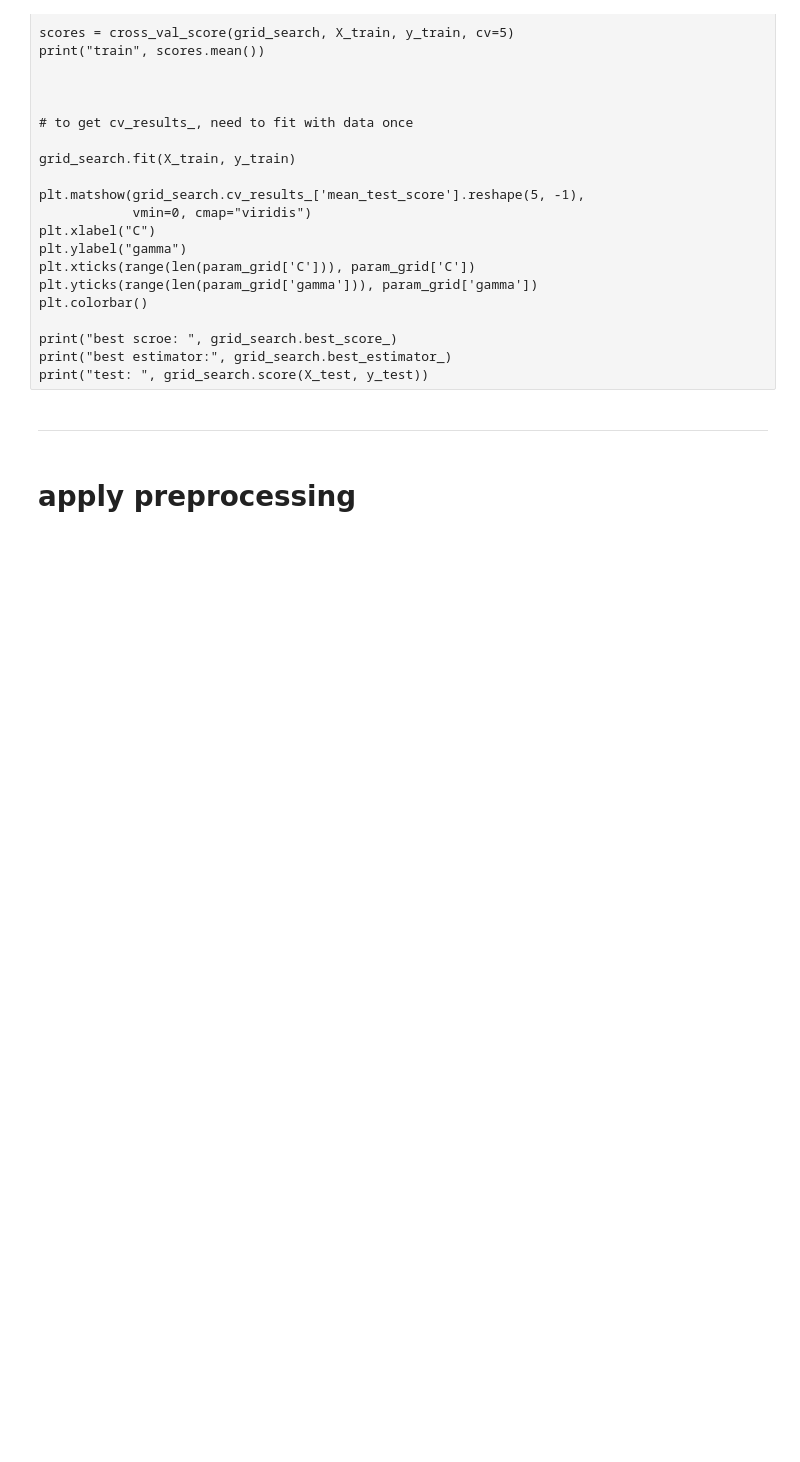
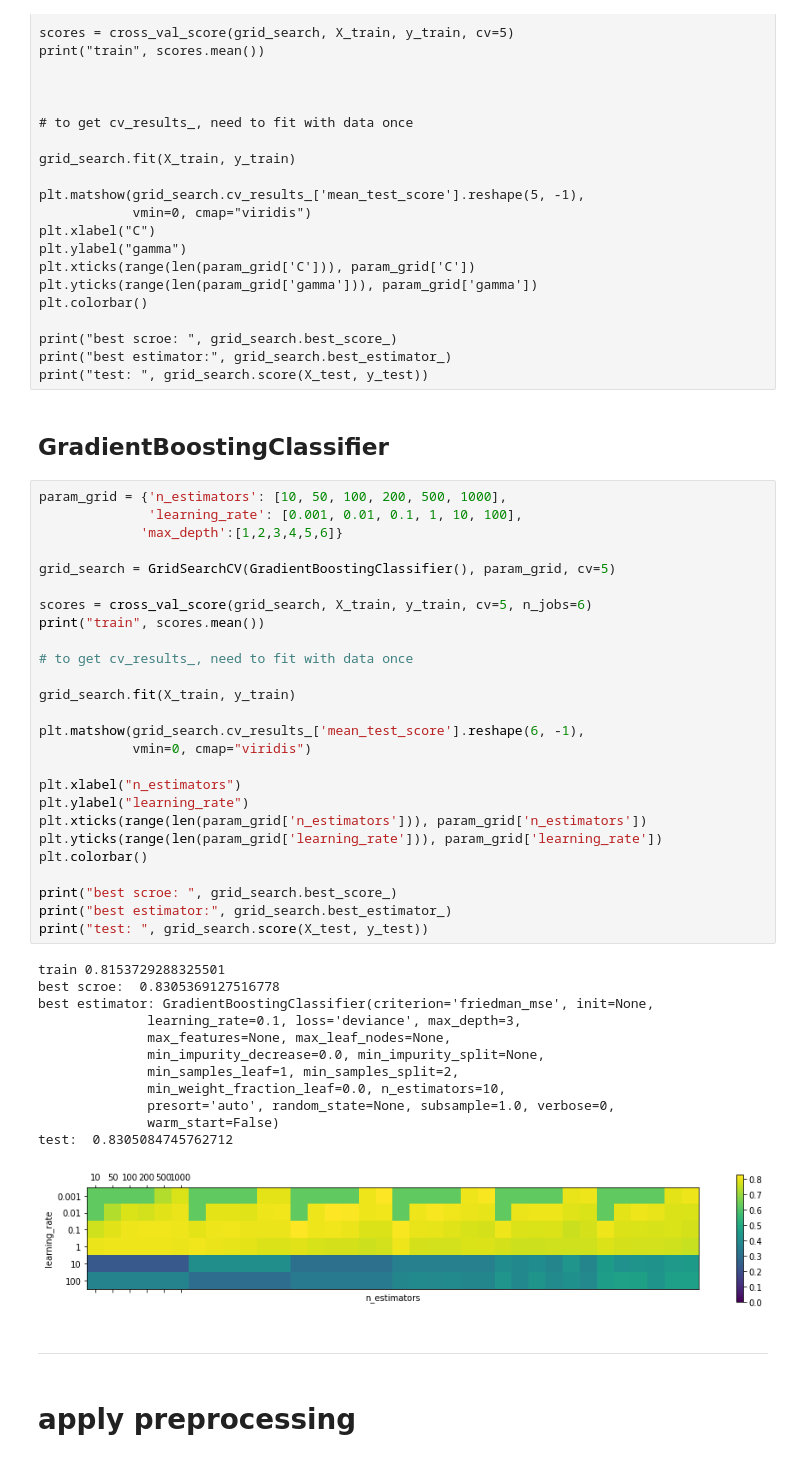
Before and after one commit to alancet/test, a Jupyter notebook: kaggle/titanic/src/myPredict.ipynb, the cells around one changed output. Drawn from its saved outputs; the diff is of its cells as text; blank space fills up the shorter version.

Commit message:
tried GradientBoostingClassifier for comparison

```diff
--- a/kaggle/titanic/src/myPredict.ipynb
+++ b/kaggle/titanic/src/myPredict.ipynb
@@ -737,6 +728,47 @@ plt.colorbar()
 print("best scroe: ", grid_search.best_score_)
 print("best estimator:", grid_search.best_estimator_)
 print("test: ", grid_search.score(X_test, y_test))
+# %% [markdown]
+## GradientBoostingClassifier
+# %%
+param_grid = {'n_estimators': [10, 50, 100, 200, 500, 1000],
+              'learning_rate': [0.001, 0.01, 0.1, 1, 10, 100],
+             'max_depth':[1,2,3,4,5,6]}
+
+grid_search = GridSearchCV(GradientBoostingClassifier(), param_grid, cv=5)
+
+scores = cross_val_score(grid_search, X_train, y_train, cv=5, n_jobs=6)
+print("train", scores.mean())
+
+# to get cv_results_, need to fit with data once
+
+grid_search.fit(X_train, y_train)
+
+plt.matshow(grid_search.cv_results_['mean_test_score'].reshape(6, -1),
+            vmin=0, cmap="viridis")
+
+plt.xlabel("n_estimators")
+plt.ylabel("learning_rate")
+plt.xticks(range(len(param_grid['n_estimators'])), param_grid['n_estimators'])
+plt.yticks(range(len(param_grid['learning_rate'])), param_grid['learning_rate'])
+plt.colorbar()
+
+print("best scroe: ", grid_search.best_score_)
+print("best estimator:", grid_search.best_estimator_)
+print("test: ", grid_search.score(X_test, y_test))
+# %% [output]
+train 0.8153729288325501
+best scroe:  0.8305369127516778
+best estimator: GradientBoostingClassifier(criterion='friedman_mse', init=None,
+              learning_rate=0.1, loss='deviance', max_depth=3,
+              max_features=None, max_leaf_nodes=None,
+              min_impurity_decrease=0.0, min_impurity_split=None,
+              min_samples_leaf=1, min_samples_split=2,
+              min_weight_fraction_leaf=0.0, n_estimators=10,
+              presort='auto', random_state=None, subsample=1.0, verbose=0,
+              warm_start=False)
+test:  0.8305084745762712
+[figure, added]
 # %% [markdown]
 ----
 # %% [markdown]
```
Also changed, not shown: parts of 10 cells of this notebook.
